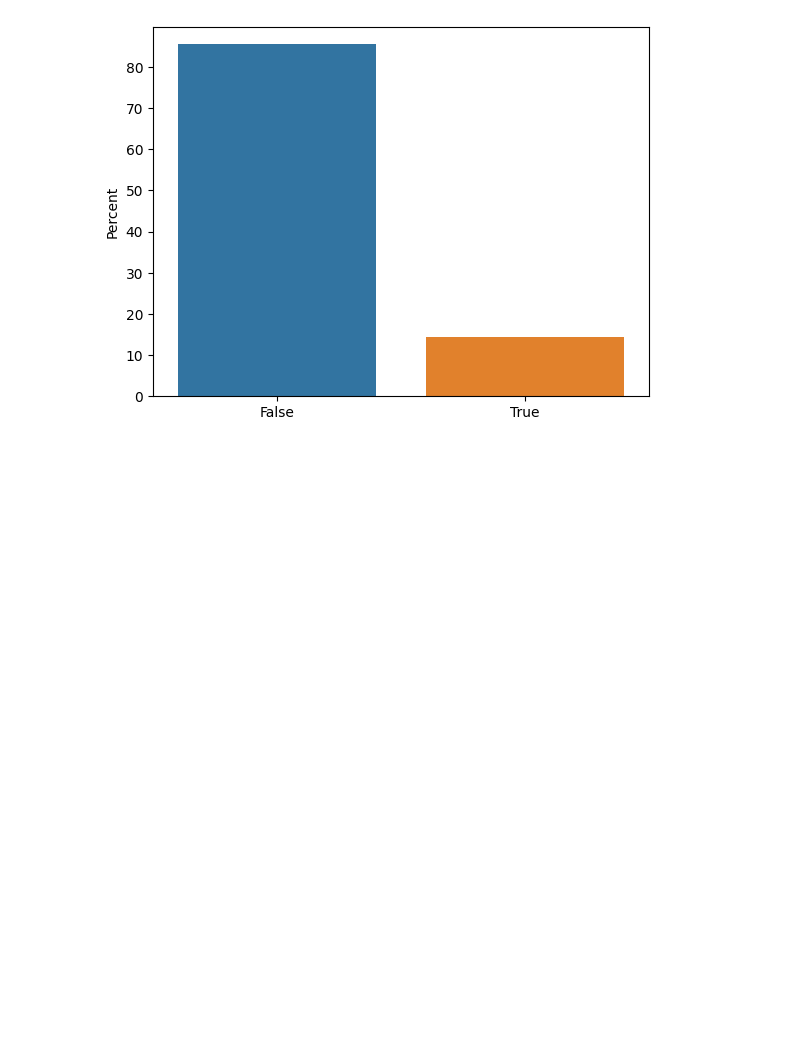
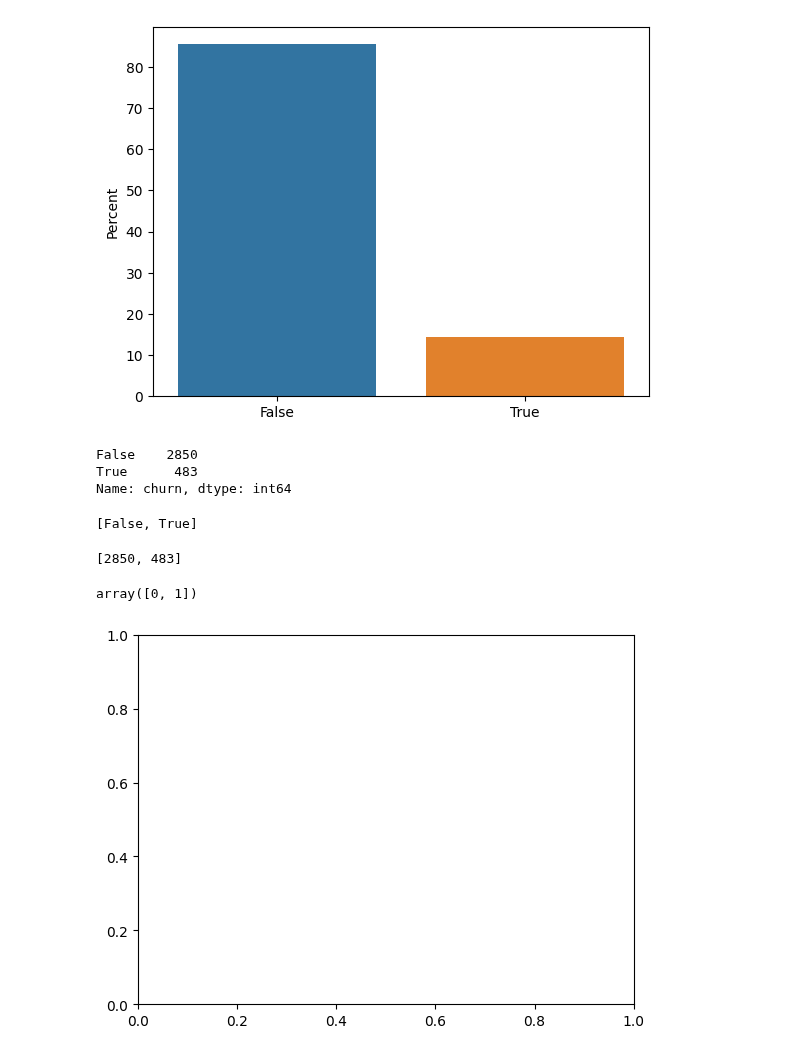
Before and after one commit to pNatTueku/basicPython, a Jupyter notebook: customer_churn.ipynb, the cells around one changed output. Saved outputs shown, nothing was run; the diff lists cells and outputs as text; code cells hidden in the pictures; blank space fills up the shorter version.

```diff
--- a/customer_churn.ipynb
+++ b/customer_churn.ipynb
@@ -238,3 +238,29 @@ ax.set(ylabel = 'Percent')
 plt.show()
 # %% [output]
 [figure]
+# %%
+churn_val = data.churn.value_counts()
+churn_val
+# %% [output]
+False    2850
+True      483
+Name: churn, dtype: int64
+# %%
+x = list(churn_val.index)
+x
+# %% [output]
+[False, True]
+# %%
+y = list(churn_val)
+y
+# %% [output]
+[2850, 483]
+# %%
+fig, ax = plt.subplots()
+
+width = 0.75 # bar width
+ind = np.arange(len(y)) # x locations for the group
+ind
+# %% [output]
+array([0, 1])
+[figure, added]
```
Also changed, not shown: parts of 1 cell of this notebook.
